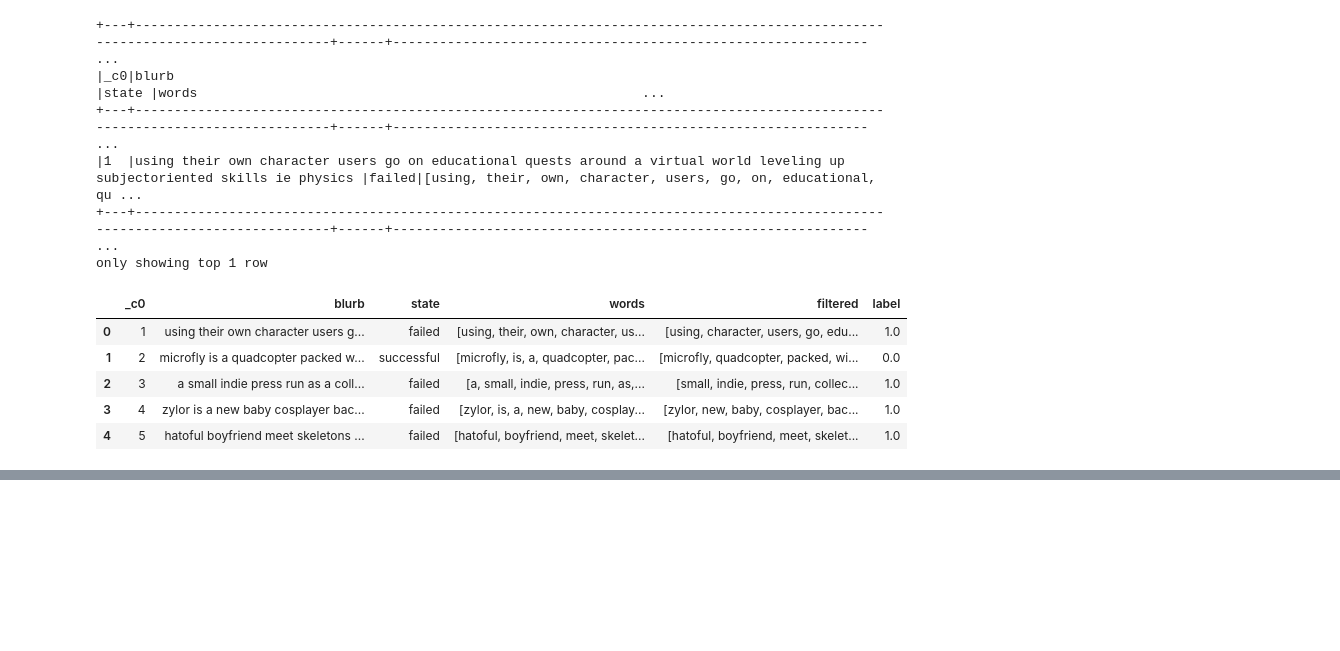
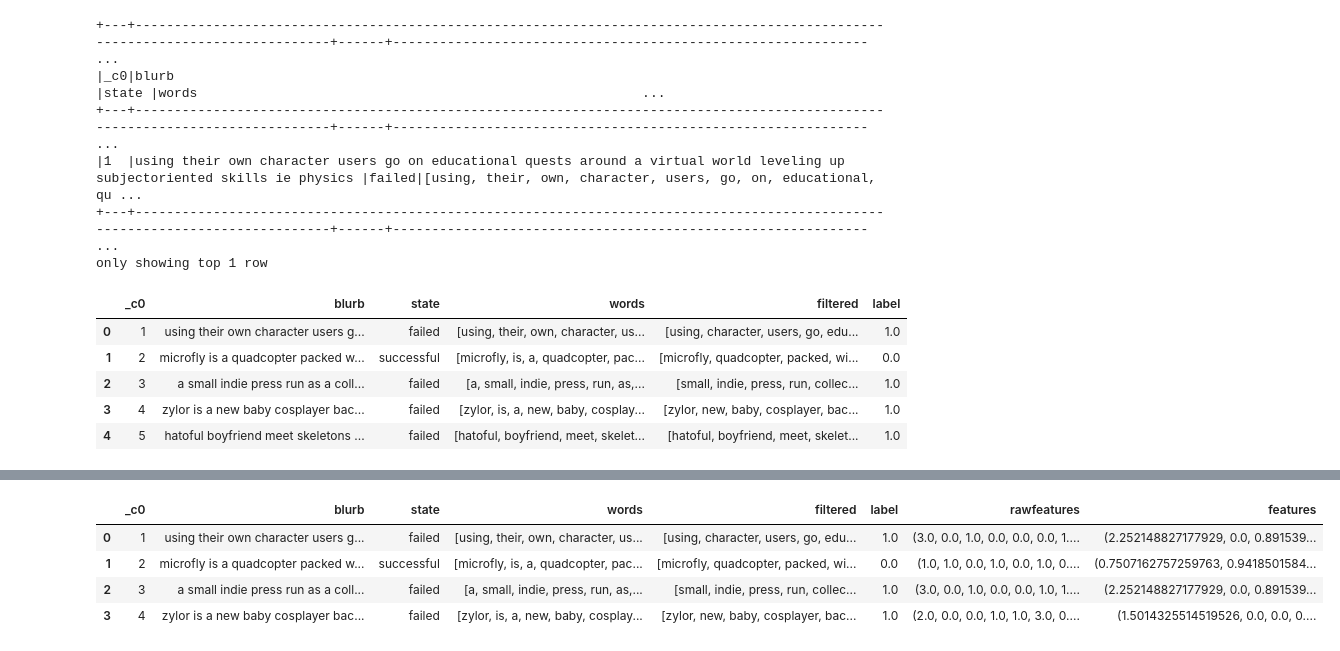
Before and after one commit to santoshsahini19/big-data-analytics-using-spark, a Jupyter notebook: Natural-Language-Processing/nlp.ipynb, the cells around one changed output, grey strips where cells are left out. Saved outputs shown, nothing was run; the diff lists cells and outputs as text; code cells hidden in the pictures; blank space fills up the shorter version.

```diff
--- a/Natural-Language-Processing/nlp.ipynb
+++ b/Natural-Language-Processing/nlp.ipynb
@@ -395,0 +402,4 @@ feature_data.limit(5).toPandas()
+# %%
+# Hashing TF
+hashingTF = HashingTF(inputCol="filtered", outputCol="rawfeatures", numFeatures=20)
+HTFfeaturizedData = hashingTF.transform(feature_data)
@@ -395,0 +415,13 @@ feature_data.limit(5).toPandas()
+# %%
+idf = IDF(inputCol="rawfeatures", outputCol="features")
+idfModel = idf.fit(HTFfeaturizedData)
+TFIDFfeaturizedData = idfModel.transform(HTFfeaturizedData)
+TFIDFfeaturizedData.name = 'TFIDFfeaturizedData'
+# %%
+TFIDFfeaturizedData.limit(4).toPandas()
+# %% [output]
+|  | _c0 | blurb | state | words | filtered | label | rawfeatures | features |
+| 0 | 1 | using their own character users g... | failed | [using, their, own, character, us... | [using, character, users, go, edu... | 1.0 | (3.0, 0.0, 1.0, 0.0, 0.0, 0.0, 1.... | (2.252148827177929, 0.0, 0.891539... |
+| 1 | 2 | microfly is a quadcopter packed w... | successful | [microfly, is, a, quadcopter, pac... | [microfly, quadcopter, packed, wi... | 0.0 | (1.0, 1.0, 0.0, 1.0, 0.0, 1.0, 0.... | (0.7507162757259763, 0.9418501584... |
+| 2 | 3 | a small indie press run as a coll... | failed | [a, small, indie, press, run, as,... | [small, indie, press, run, collec... | 1.0 | (3.0, 0.0, 1.0, 0.0, 0.0, 1.0, 1.... | (2.252148827177929, 0.0, 0.891539... |
+| 3 | 4 | zylor is a new baby cosplayer bac... | failed | [zylor, is, a, new, baby, cosplay... | [zylor, new, baby, cosplayer, bac... | 1.0 | (2.0, 0.0, 0.0, 1.0, 1.0, 3.0, 0.... | (1.5014325514519526, 0.0, 0.0, 0.... |
```
Also changed, not shown: parts of 14 cells of this notebook.
